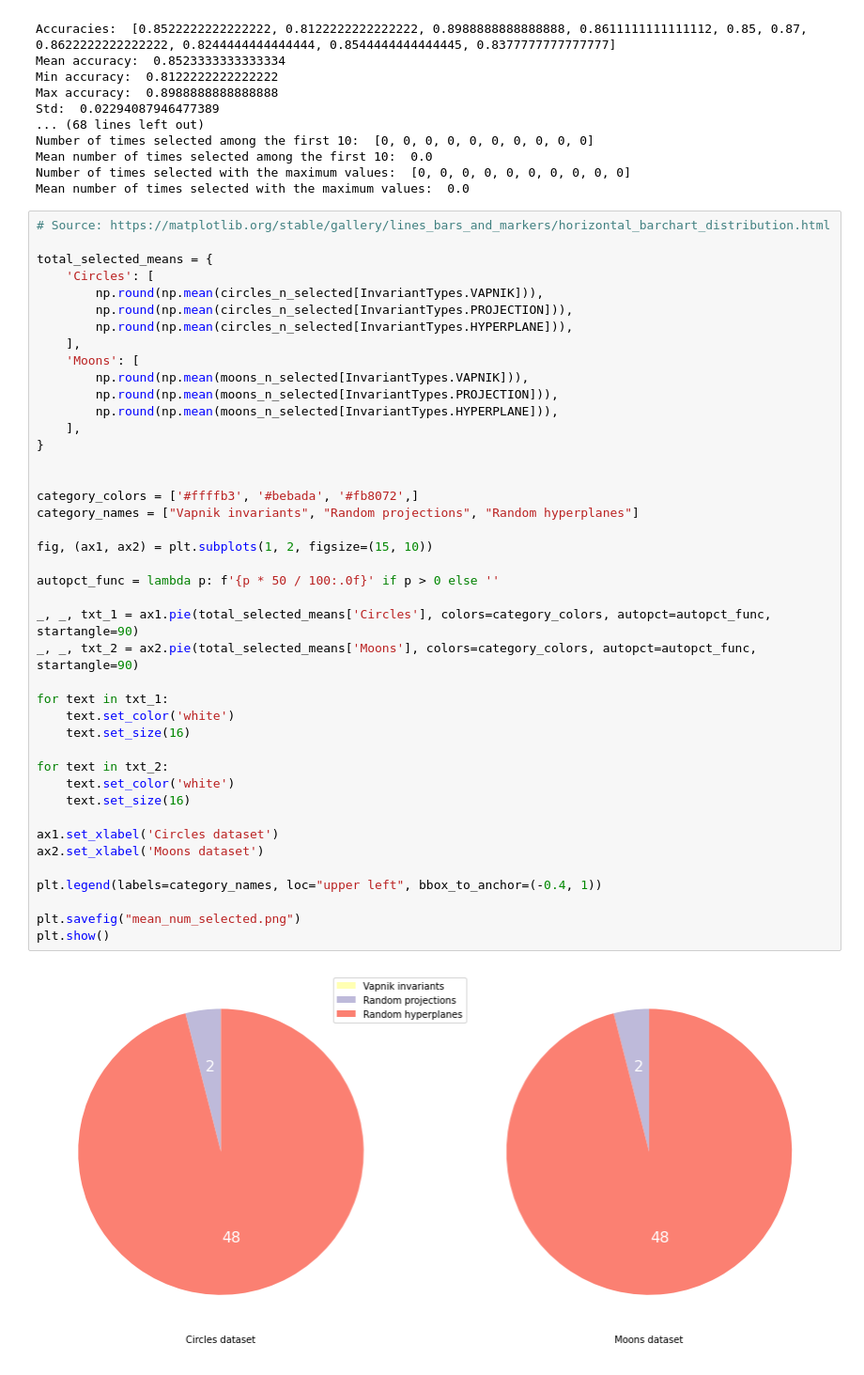
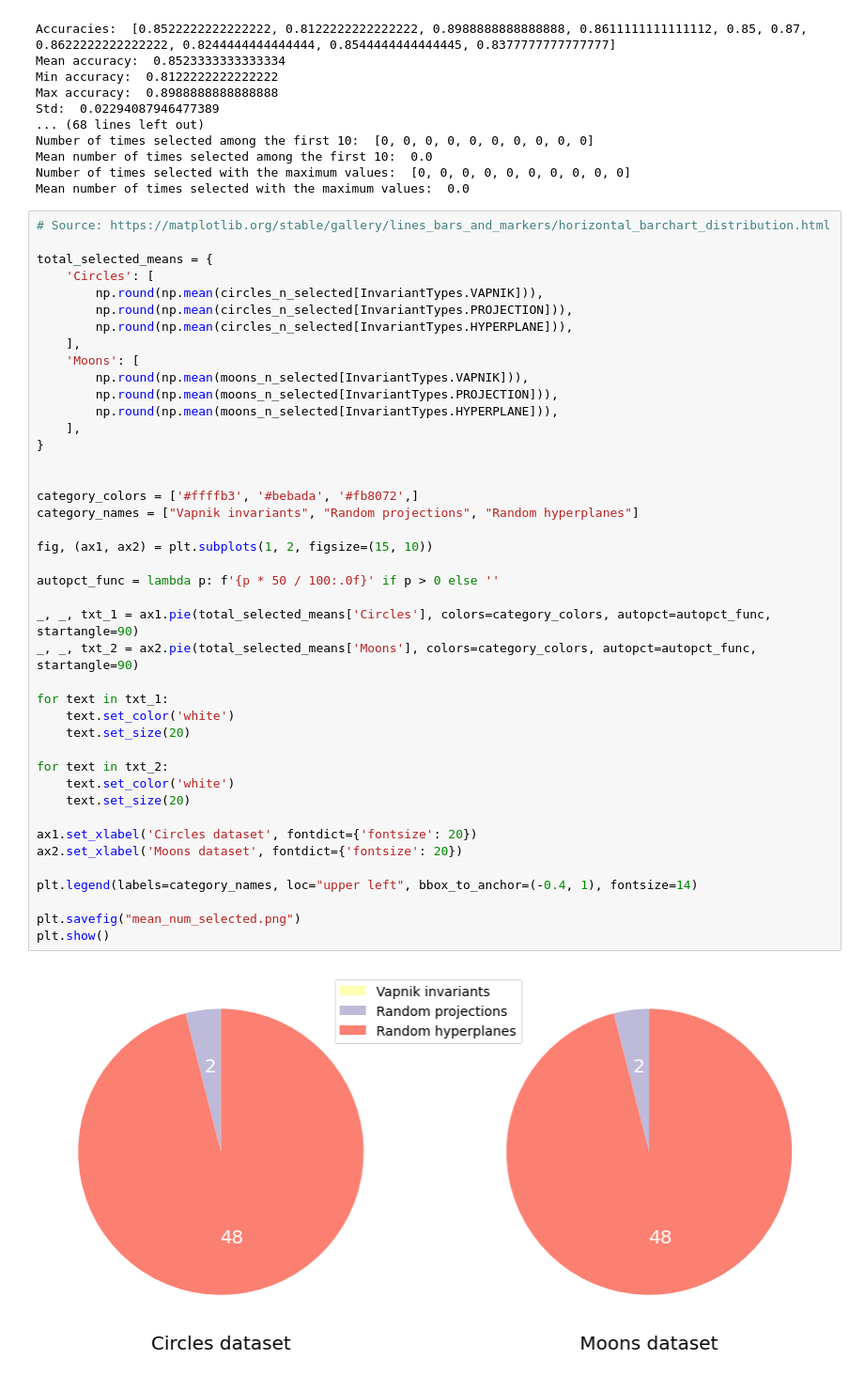
Before and after one commit to Vol0kin/LearningWithInvariants, a Jupyter notebook: experiments/Toy_Data_Experimentation.ipynb, the cells around one changed output. Shown at 94% size. Cells and saved outputs as stored; diff of their text form.

```diff
--- a/experiments/Toy_Data_Experimentation.ipynb
+++ b/experiments/Toy_Data_Experimentation.ipynb
@@ -306,36 +306,36 @@ total_selected_means = {
     ],
     'Moons': [
         np.round(np.mean(moons_n_selected[InvariantTypes.VAPNIK])),
         np.round(np.mean(moons_n_selected[InvariantTypes.PROJECTION])),
         np.round(np.mean(moons_n_selected[InvariantTypes.HYPERPLANE])),
     ],
 }
 
 
 category_colors = ['#ffffb3', '#bebada', '#fb8072',]
 category_names = ["Vapnik invariants", "Random projections", "Random hyperplanes"]
 
 fig, (ax1, ax2) = plt.subplots(1, 2, figsize=(15, 10))
 
 autopct_func = lambda p: f'{p * 50 / 100:.0f}' if p > 0 else ''
 
 _, _, txt_1 = ax1.pie(total_selected_means['Circles'], colors=category_colors, autopct=autopct_func, startangle=90)
 _, _, txt_2 = ax2.pie(total_selected_means['Moons'], colors=category_colors, autopct=autopct_func, startangle=90)
 
 for text in txt_1:
     text.set_color('white')
-    text.set_size(16)
+    text.set_size(20)
 
 for text in txt_2:
     text.set_color('white')
-    text.set_size(16)
+    text.set_size(20)
 
-ax1.set_xlabel('Circles dataset')
-ax2.set_xlabel('Moons dataset')
+ax1.set_xlabel('Circles dataset', fontdict={'fontsize': 20})
+ax2.set_xlabel('Moons dataset', fontdict={'fontsize': 20})
 
-plt.legend(labels=category_names, loc="upper left", bbox_to_anchor=(-0.4, 1))
+plt.legend(labels=category_names, loc="upper left", bbox_to_anchor=(-0.4, 1), fontsize=14)
 
 plt.savefig("mean_num_selected.png")
 plt.show()
 # %% [output]
-[figure, old version]
+[figure, new version]
```
Also changed, not shown: 1 other file.
